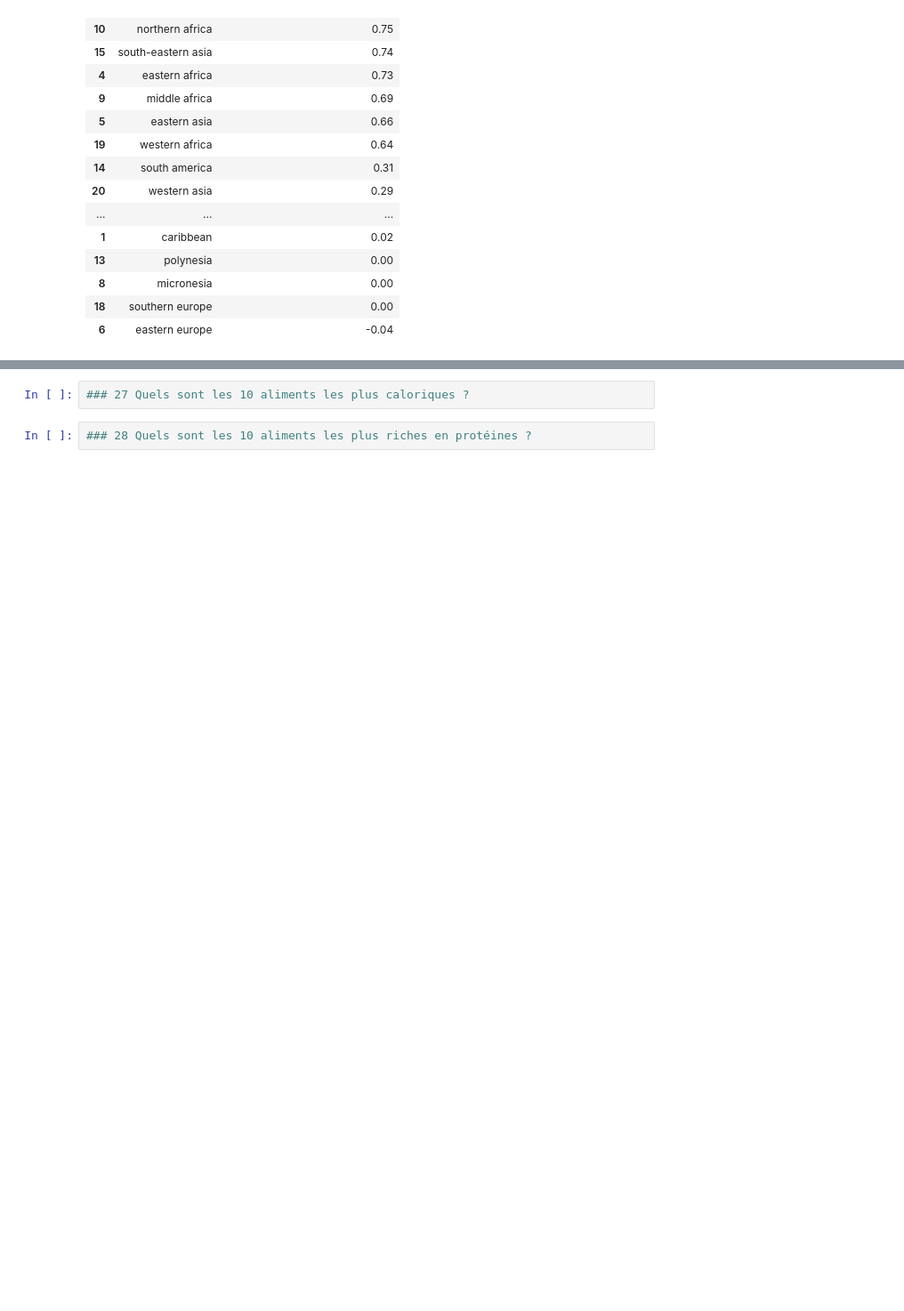
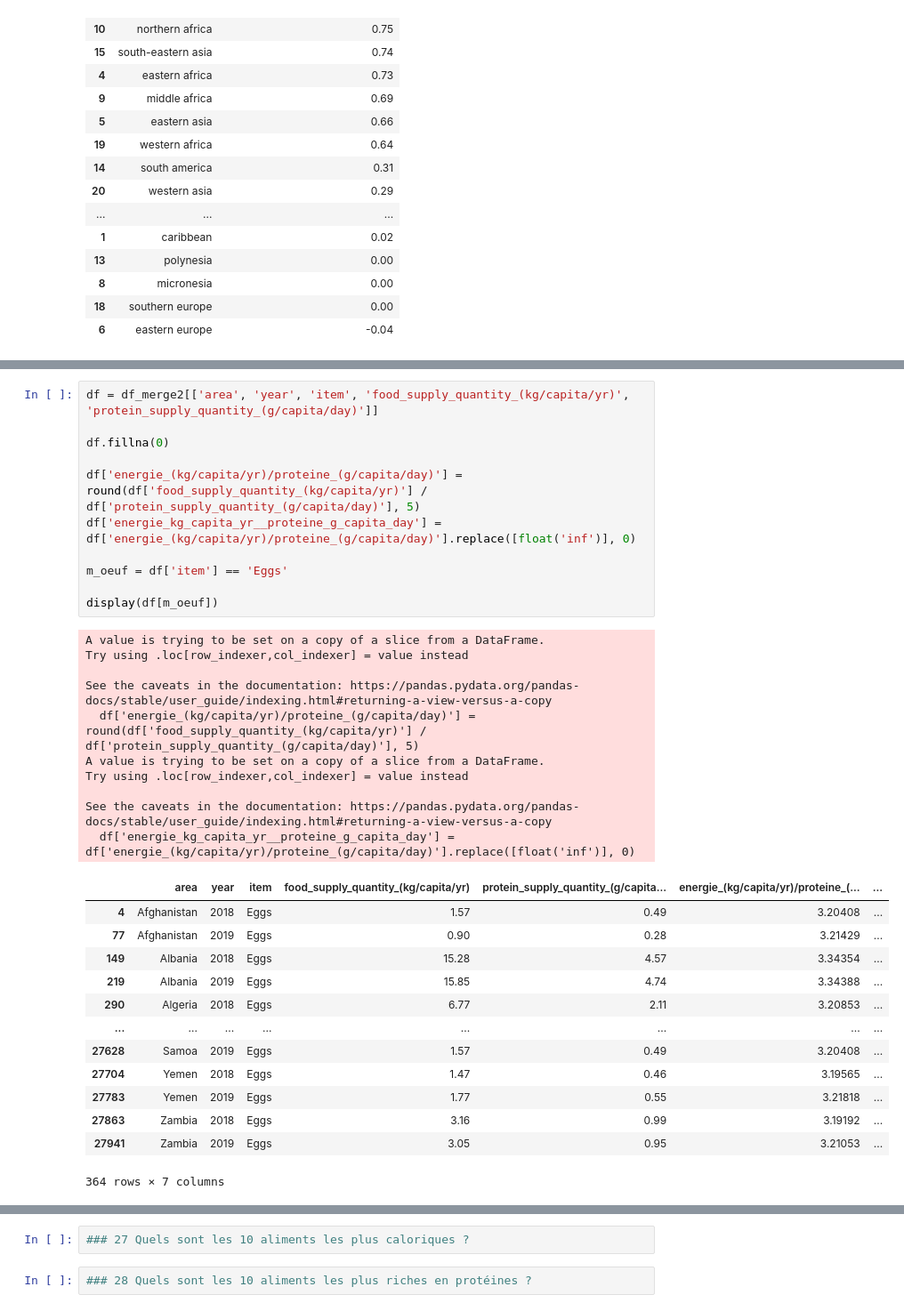
Before and after one commit to Hamza-Benhammou/brief_data_CCH, a Jupyter notebook: chris_test.ipynb, the cells around one changed output, grey strips where cells are left out. Shown at 89% size. Saved outputs shown, nothing was run; the diff lists cells and outputs as text; blank space fills up the shorter version.

```diff
--- a/chris_test.ipynb
+++ b/chris_test.ipynb
@@ -799,0 +909,35 @@ display(df.sort_values(by='Variation de 2018 à 2019 en MdH', ascending=False))
+# %%
+df = df_merge2[['area', 'year', 'item', 'food_supply_quantity_(kg/capita/yr)', 'protein_supply_quantity_(g/capita/day)']]
+
+df.fillna(0)
+
+df['energie_(kg/capita/yr)/proteine_(g/capita/day)'] = round(df['food_supply_quantity_(kg/capita/yr)'] / df['protein_supply_quantity_(g/capita/day)'], 5)
+df['energie_kg_capita_yr__proteine_g_capita_day'] = df['energie_(kg/capita/yr)/proteine_(g/capita/day)'].replace([float('inf')], 0)
+
+m_oeuf = df['item'] == 'Eggs'
+
+display(df[m_oeuf])
+# %% [output]
+A value is trying to be set on a copy of a slice from a DataFrame.
+Try using .loc[row_indexer,col_indexer] = value instead
+
+See the caveats in the documentation: https://pandas.pydata.org/pandas-docs/stable/user_guide/indexing.html#returning-a-view-versus-a-copy
+  df['energie_(kg/capita/yr)/proteine_(g/capita/day)'] = round(df['food_supply_quantity_(kg/capita/yr)'] / df['protein_supply_quantity_(g/capita/day)'], 5)
+A value is trying to be set on a copy of a slice from a DataFrame.
+Try using .loc[row_indexer,col_indexer] = value instead
+
+See the caveats in the documentation: https://pandas.pydata.org/pandas-docs/stable/user_guide/indexing.html#returning-a-view-versus-a-copy
+  df['energie_kg_capita_yr__proteine_g_capita_day'] = df['energie_(kg/capita/yr)/proteine_(g/capita/day)'].replace([float('inf')], 0)
+|  | area | year | item | food_supply_quantity_(kg/capita/yr) | protein_supply_quantity_(g/capita... | energie_(kg/capita/yr)/proteine_(... | ... |
+| 4 | Afghanistan | 2018 | Eggs | 1.57 | 0.49 | 3.20408 | ... |
+| 77 | Afghanistan | 2019 | Eggs | 0.90 | 0.28 | 3.21429 | ... |
+| 149 | Albania | 2018 | Eggs | 15.28 | 4.57 | 3.34354 | ... |
+| 219 | Albania | 2019 | Eggs | 15.85 | 4.74 | 3.34388 | ... |
+| 290 | Algeria | 2018 | Eggs | 6.77 | 2.11 | 3.20853 | ... |
+| ... | ... | ... | ... | ... | ... | ... | ... |
+| 27628 | Samoa | 2019 | Eggs | 1.57 | 0.49 | 3.20408 | ... |
+| 27704 | Yemen | 2018 | Eggs | 1.47 | 0.46 | 3.19565 | ... |
+| 27783 | Yemen | 2019 | Eggs | 1.77 | 0.55 | 3.21818 | ... |
+| 27863 | Zambia | 2018 | Eggs | 3.16 | 0.99 | 3.19192 | ... |
+| 27941 | Zambia | 2019 | Eggs | 3.05 | 0.95 | 3.21053 | ... |
+364 rows × 7 columns
```
Also changed, not shown: parts of 17 cells of this notebook, 4 other files.
